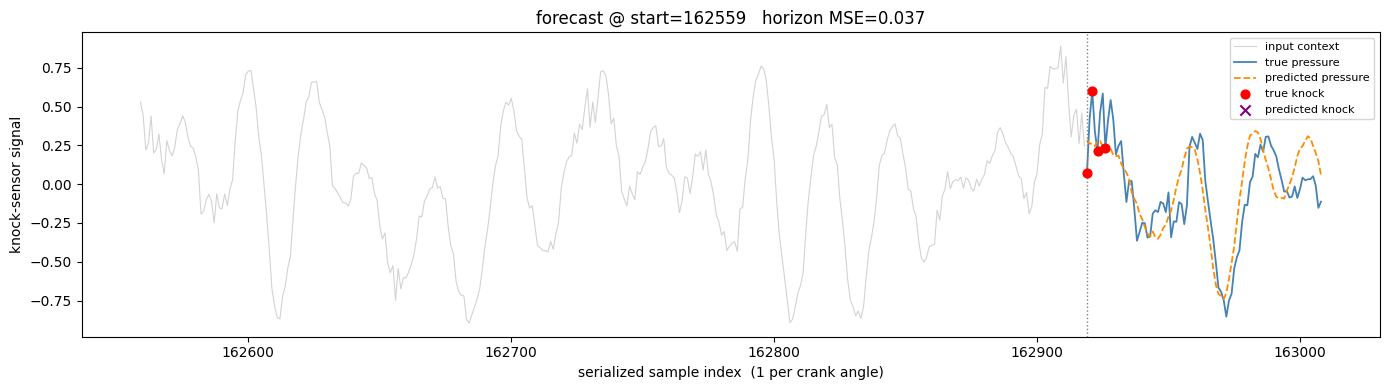
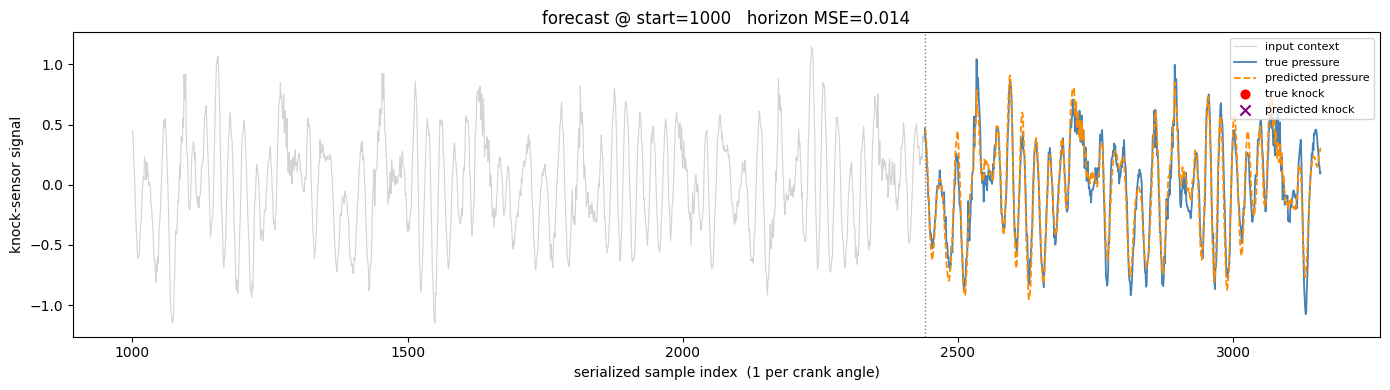
The change to this notebook cell's code, shown as a diff; its figure went from the first image to the second:
--- before
+++ after
@@ -5,3 +5,4 @@
 start = int(kidx[len(kidx) // 2]) - INPUT_LEN if len(kidx) else split
 
-plot_prediction(model, out, mu, sd, start=start)
+fig = plot_prediction(model, out, mu, sd, start=1000)
+fig.savefig('forecast.png', dpi=200, bbox_inches='tight')

Commit: 1440 experiment